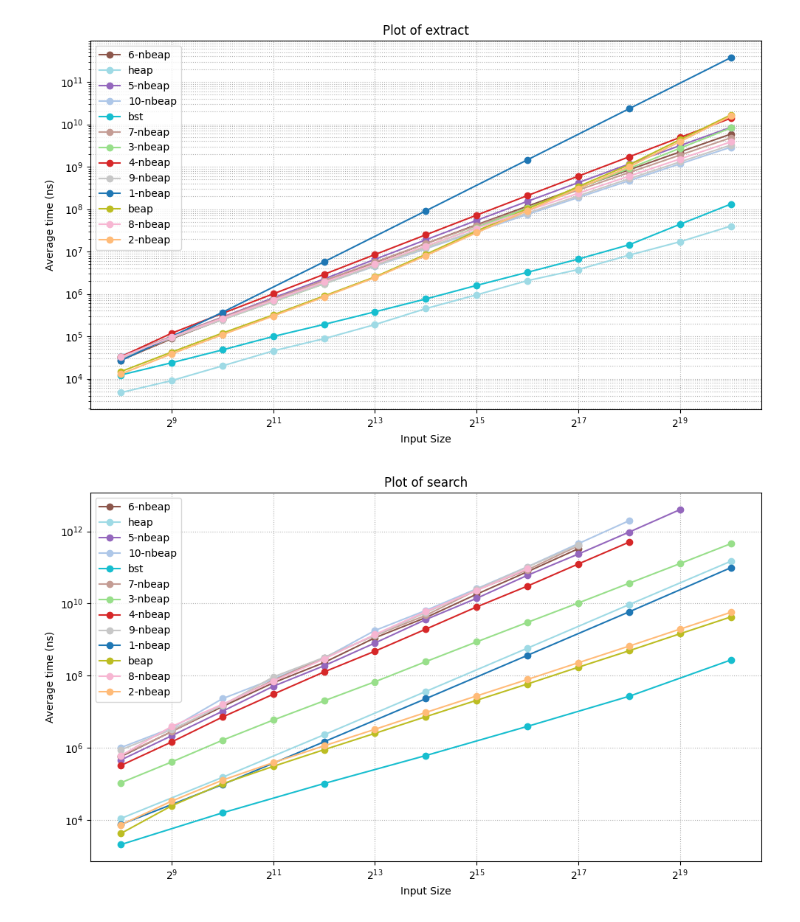
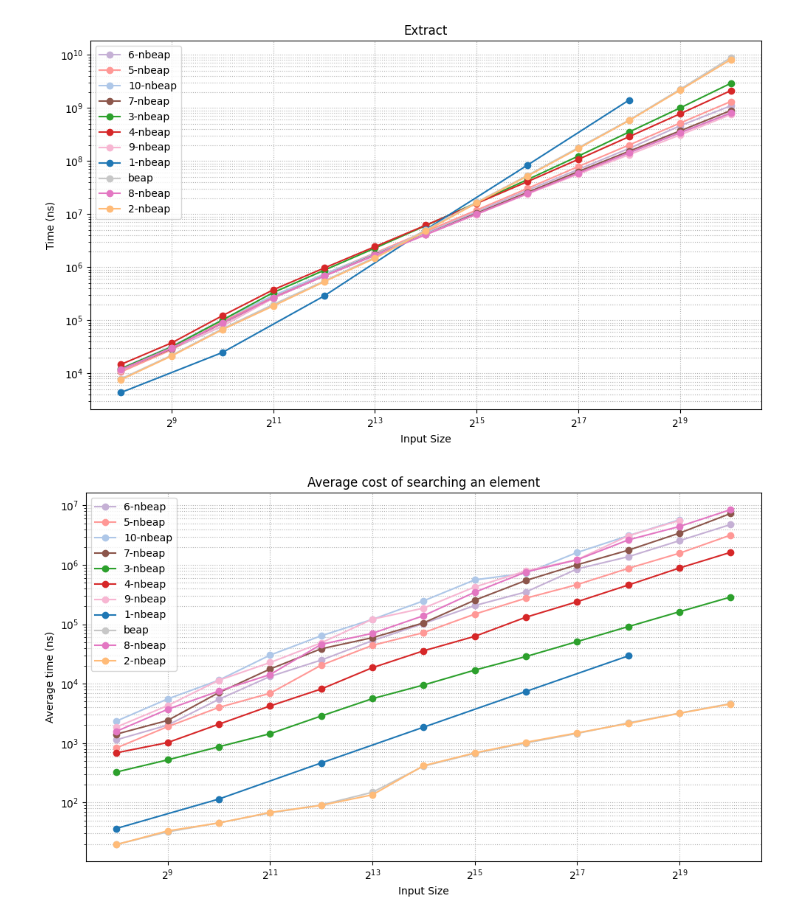
Before and after one commit to lanre01/Dissertation, a Jupyter notebook: Dissertation/analyse.ipynb, the cells around one changed output. Saved outputs shown, nothing was run; the diff lists cells and outputs as text; code cells hidden in the pictures.

```diff
--- a/Dissertation/analyse.ipynb
+++ b/Dissertation/analyse.ipynb
@@ -27,14 +66,17 @@ color_map = dict(zip(DS, colors))
 plt.figure(figsize=(10, 6))
 plt.title(f"Push sorted asc")
 plt.xlabel("Input Size")
-plt.ylabel("Average time (ns)")
+plt.ylabel("Time (ns)")
 plt.xscale("log", base=2)
 
 for (df, ds) in dfs:
+    if ds not in nbeaps:
+        continue
     df_op = df[df["op"] == "PushSortedAsc"].copy()
     df_op["size"] = pd.to_numeric(df_op["size"], errors="coerce")
     df_op["cpu_time"] = pd.to_numeric(df_op["cpu_time"], errors="coerce")
     df_op = df_op.sort_values("size")
+    df_op = df_op[df_op["stat"] == "median"].copy()
     x = df_op["size"].to_numpy()
     y = df_op["cpu_time"].to_numpy()
 
@@ -52,16 +94,19 @@ plt.show()
 # %%
 # insertion push sorted desc
 plt.figure(figsize=(10, 6))
-plt.title(f"Plot of insert sorted decs")
+plt.title(f"Push sorted desc")
 plt.xlabel("Input Size")
-plt.ylabel("Average time (ns)")
+plt.ylabel("Time (ns)")
 plt.xscale("log", base=2)
 
 for (df, ds) in dfs:
+    if ds not in nbeaps:
+        continue
     df_op = df[df["op"] == "PushSortedDesc"].copy()
     df_op["size"] = pd.to_numeric(df_op["size"], errors="coerce")
     df_op["cpu_time"] = pd.to_numeric(df_op["cpu_time"], errors="coerce")
     df_op = df_op.sort_values("size")
+    df_op = df_op[df_op["stat"] == "median"].copy()
     x = df_op["size"].to_numpy()
     y = df_op["cpu_time"].to_numpy()
 
@@ -79,16 +124,19 @@ plt.show()
 # %%
 # insertion push random
 plt.figure(figsize=(10, 6))
-plt.title(f"Plot of insert random")
+plt.title(f"Push Random")
 plt.xlabel("Input Size")
 plt.ylabel("Average time (ns)")
 plt.xscale("log", base=2)
 
 for (df, ds) in dfs:
+    if ds not in nbeaps:
+        continue
     df_op = df[df["op"] == "PushRandom"].copy()
     df_op["size"] = pd.to_numeric(df_op["size"], errors="coerce")
     df_op["cpu_time"] = pd.to_numeric(df_op["cpu_time"], errors="coerce")
     df_op = df_op.sort_values("size")
+    df_op = df_op[df_op["stat"] == "median"].copy()
     x = df_op["size"].to_numpy()
     y = df_op["cpu_time"].to_numpy()
 
@@ -106,16 +154,19 @@ plt.show()
 # %%
 # extract
 plt.figure(figsize=(10, 6))
-plt.title(f"Plot of extract")
+plt.title(f"Extract")
 plt.xlabel("Input Size")
-plt.ylabel("Average time (ns)")
+plt.ylabel("Time (ns)")
 plt.xscale("log", base=2)
 
 for (df, ds) in dfs:
+    if ds not in nbeaps:
+        continue
     df_op = df[df["op"] == "Extract"].copy()
     df_op["size"] = pd.to_numeric(df_op["size"], errors="coerce")
     df_op["cpu_time"] = pd.to_numeric(df_op["cpu_time"], errors="coerce")
     df_op = df_op.sort_values("size")
+    df_op = df_op[df_op["stat"] == "median"].copy()
     x = df_op["size"].to_numpy()
     y = df_op["cpu_time"].to_numpy()
 
@@ -129,31 +180,35 @@ plt.legend()
 plt.tight_layout()
 plt.show()
 # %% [output]
-[figure, old version]
+[figure, new version]
 # %%
-# insertion search
+# search
 plt.figure(figsize=(10, 6))
-plt.title(f"Plot of search")
+plt.title(f"Average cost of searching an element")
 plt.xlabel("Input Size")
 plt.ylabel("Average time (ns)")
 plt.xscale("log", base=2)
 
 for (df, ds) in dfs:
+    if ds not in nbeaps:
+        continue
     df_op = df[df["op"] == "Search"].copy()
     df_op["size"] = pd.to_numeric(df_op["size"], errors="coerce")
     df_op["cpu_time"] = pd.to_numeric(df_op["cpu_time"], errors="coerce")
+    df_op["cpu_time"] = df_op["cpu_time"] / (0.05 * df_op['size'])
     df_op = df_op.sort_values("size")
+    df_op = df_op[df_op["stat"] == "median"].copy()
     x = df_op["size"].to_numpy()
     y = df_op["cpu_time"].to_numpy()
 
     plt.plot(x, y, marker="o", label=ds, color=color_map[ds])
 
 plt.grid(True, which="both", linestyle=":")
 
 plt.yscale("log")
 
 plt.legend()
 plt.tight_layout()
 plt.show()
 # %% [output]
-[figure, old version]
+[figure, new version]
```
Also changed, not shown: parts of 15 cells of this notebook, 54 other files.
